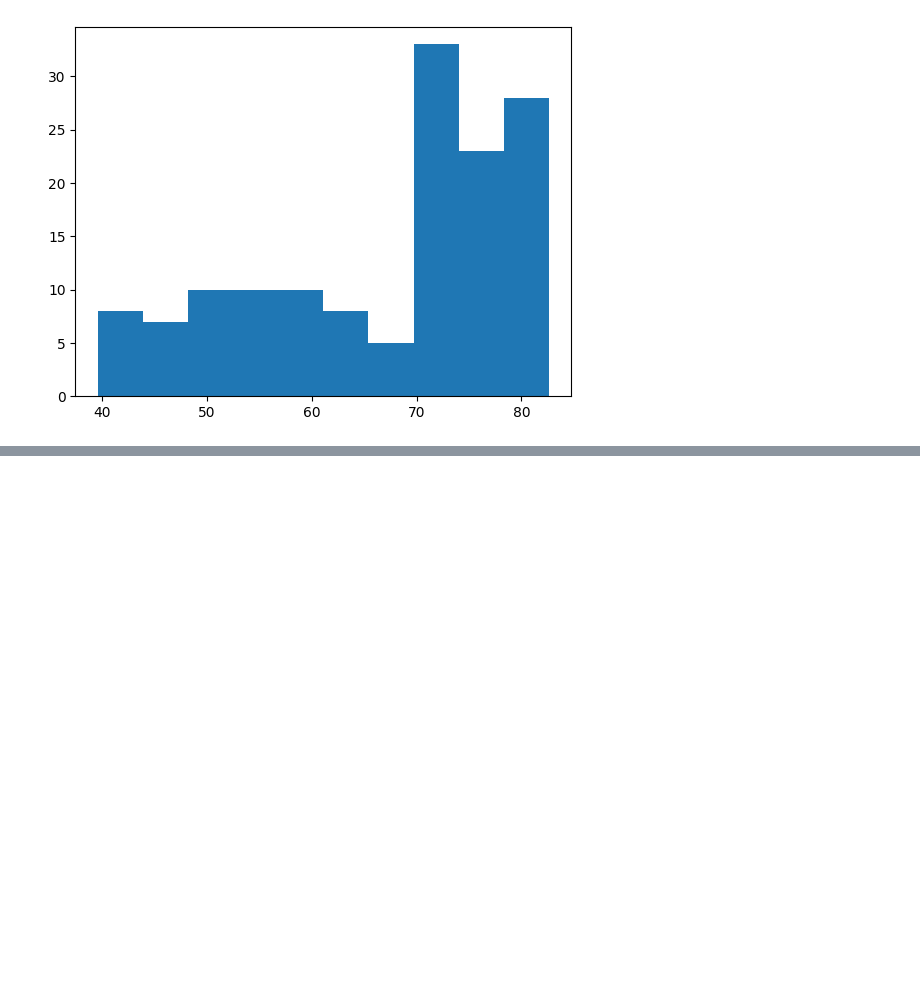
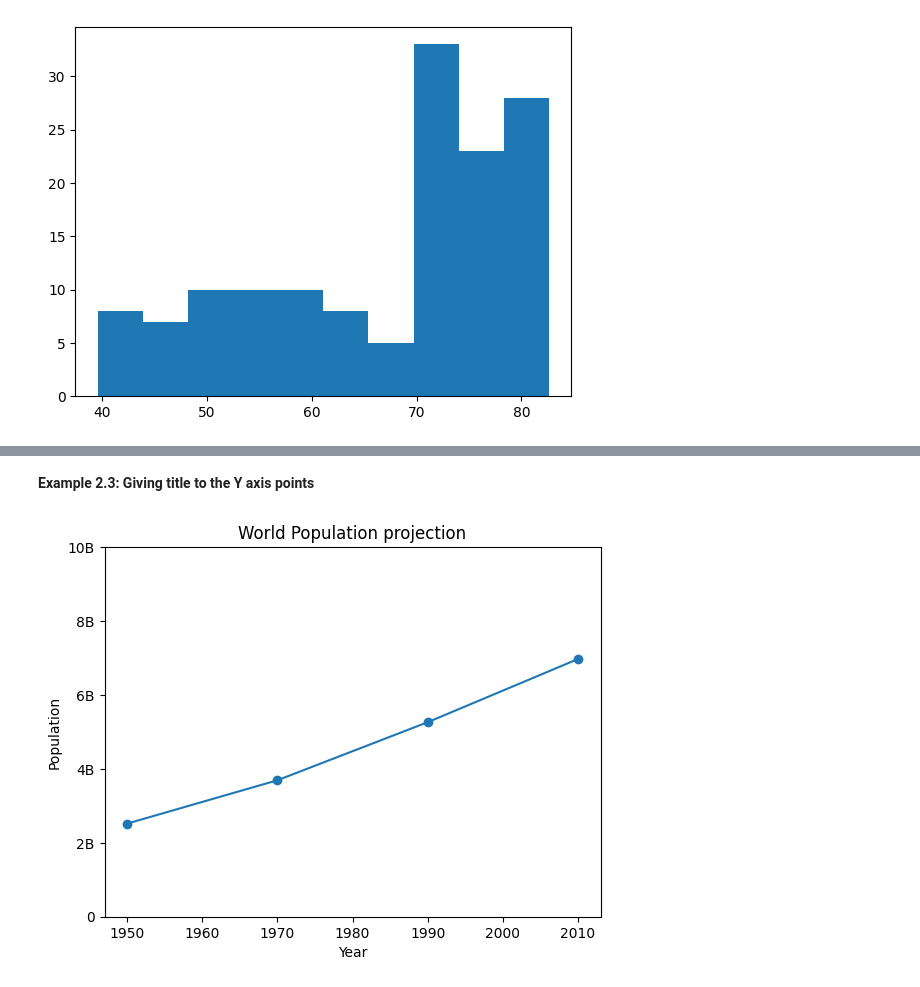
Before and after one commit to YoussefHeshamAlsoly/DataCamp, a Jupyter notebook: 2_intermediate_python/Examples.ipynb, the cells around one changed output, grey strips where cells are left out. Cells and saved outputs as stored; diff of their text form; code cells hidden in the pictures; blank space fills up the shorter version.

```diff
--- a/2_intermediate_python/Examples.ipynb
+++ b/2_intermediate_python/Examples.ipynb
@@ -54,0 +115,16 @@ plt.show()
+# %% [markdown]
+**Example 2.3: Giving title to the Y axis points**
+# %%
+line_plot = plt.plot(year, pop)
+scatter_plot = plt.scatter(year, pop)
+
+plt.xlabel("Year")
+plt.ylabel("Population")
+plt.title("World Population projection")
+# The new list will map the text values to their corresponding points on the Y axis.
+# The dubbed list must be of the same length as the axis values. Obviously.
+plt.yticks([0, 2, 4, 6, 8, 10], ["0", "2B", "4B", "6B", "8B", "10B"])
+
+plt.show()
+# %% [output]
+[figure, added]
```
Also changed, not shown: parts of 16 cells of this notebook, 1 other file.
